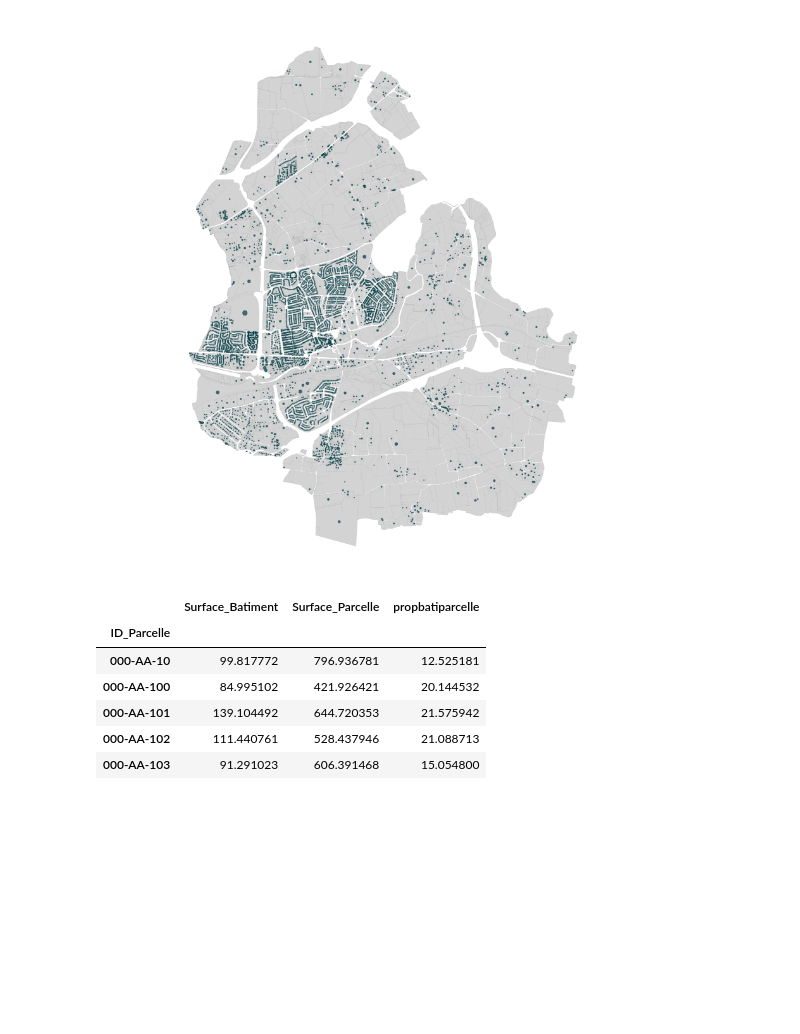
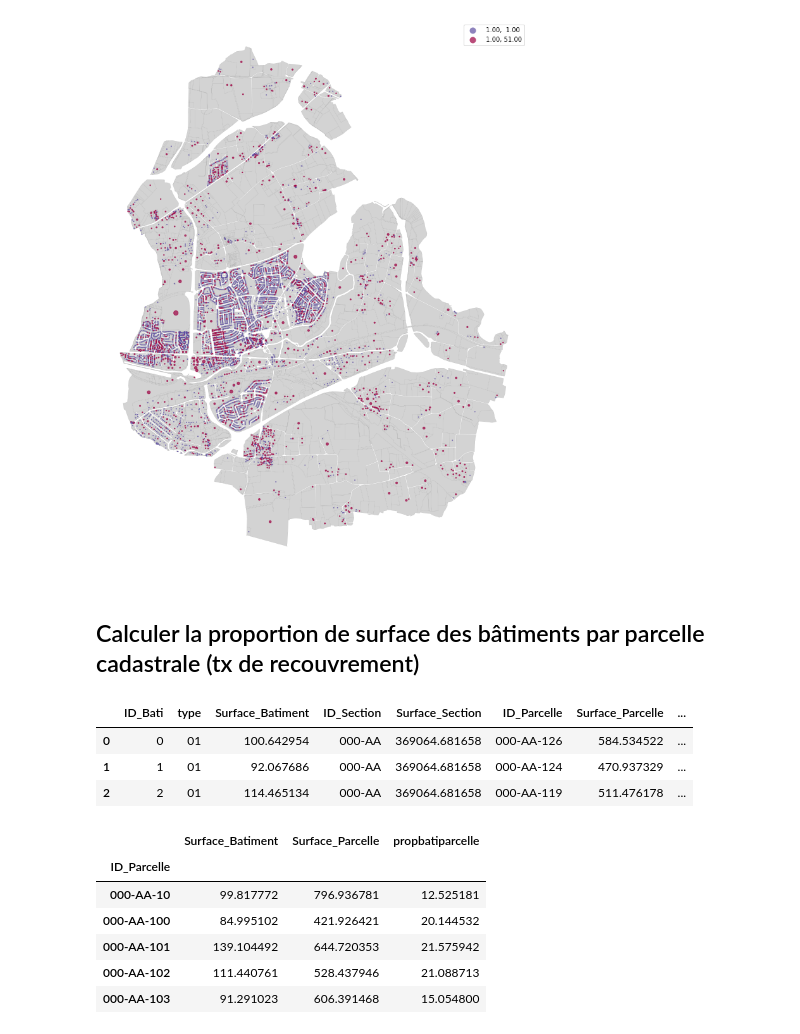
Before and after one commit to mastersigat/GeoPandas, a Jupyter notebook: Cadastre.ipynb, the cells around one changed output. Drawn from its saved outputs; the diff is of its cells as text; code cells hidden in the pictures; blank space fills up the shorter version.

```diff
--- a/Cadastre.ipynb
+++ b/Cadastre.ipynb
@@ -411,20 +368,25 @@ Parcelles.head()
 # %%
 # Faire une carte pour représenter le nombre de batiments par parcelle cadastrale
 
 Parcellescentro = Parcellesbis.copy()
 Parcellescentro.geometry = Parcellescentro['geometry'].centroid
 
-
-map4, ax = plt.subplots(figsize=(16,16))
+map4, ax = plt.pyplot.subplots(figsize=(16,16))
 Parcelles.plot(ax=ax, color="lightgray", edgecolor="grey", linewidth=0.1)
-Parcellescentro.plot(ax=ax,color="#07424A", markersize="NbBatis",alpha=0.7, categorical=False, legend=True)
+Parcellescentro.plot(ax=ax, markersize="NbBatis", column='NbBatis', cmap='Spectral_r',k=3, scheme='quantiles', alpha=0.7, legend=True)
 ax.axis("off")
-plt.axis("equal")
-plt.show()
-
-map4.savefig("map4.png")
+plt.pyplot.show()
 # %% [output]
-[figure, old version]
+[figure, new version]
+# %% [markdown]
+## Calculer la proportion de surface des bâtiments par parcelle cadastrale (tx de recouvrement)
+# %%
+BatiOK.head(3)
+# %% [output]
+|  | ID_Bati | type | Surface_Batiment | ID_Section | Surface_Section | ID_Parcelle | Surface_Parcelle | ... |
+| 0 | 0 | 01 | 100.642954 | 000-AA | 369064.681658 | 000-AA-126 | 584.534522 | ... |
+| 1 | 1 | 01 | 92.067686 | 000-AA | 369064.681658 | 000-AA-124 | 470.937329 | ... |
+| 2 | 2 | 01 | 114.465134 | 000-AA | 369064.681658 | 000-AA-119 | 511.476178 | ... |
 # %%
 # Calculer la proportion des surfaces baties par parcelle cadastrale
 
```
Also changed, not shown: parts of 61 cells of this notebook.
